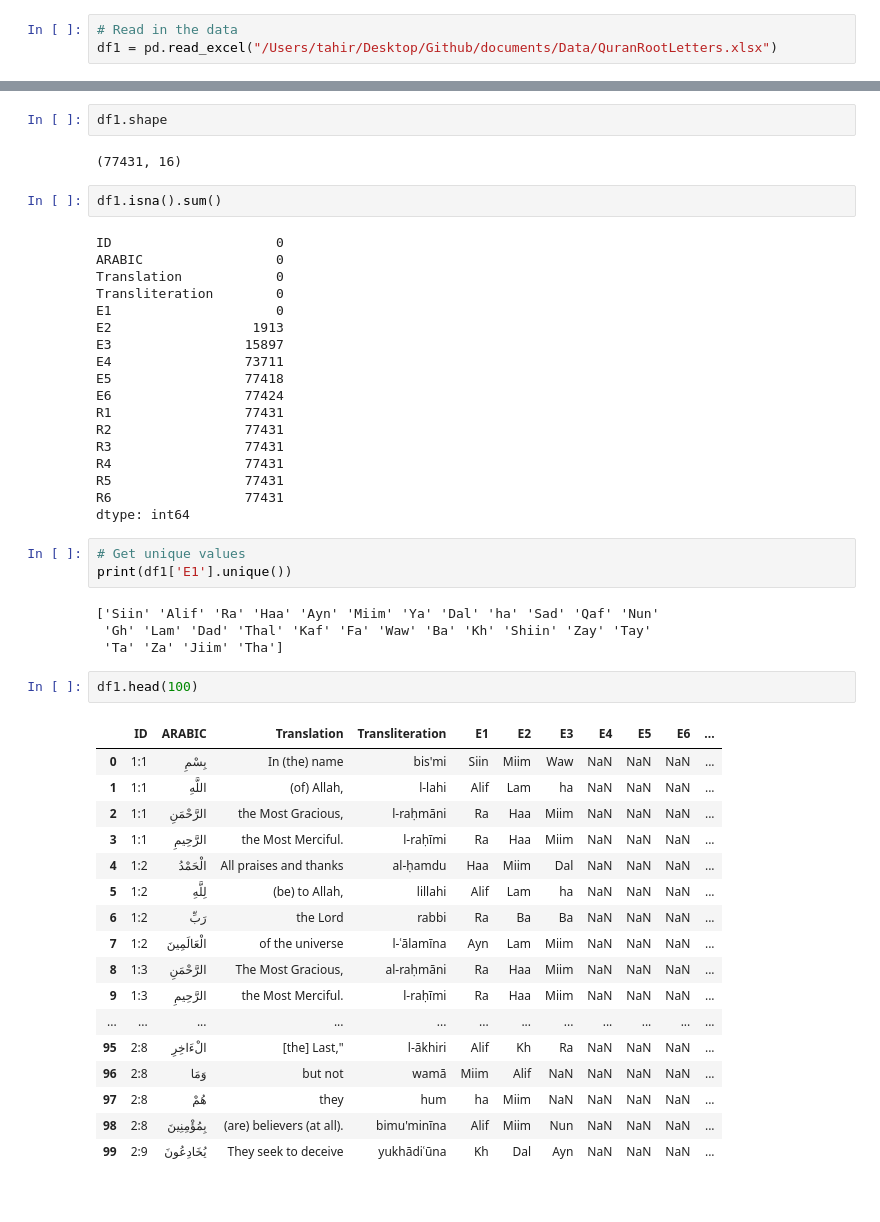
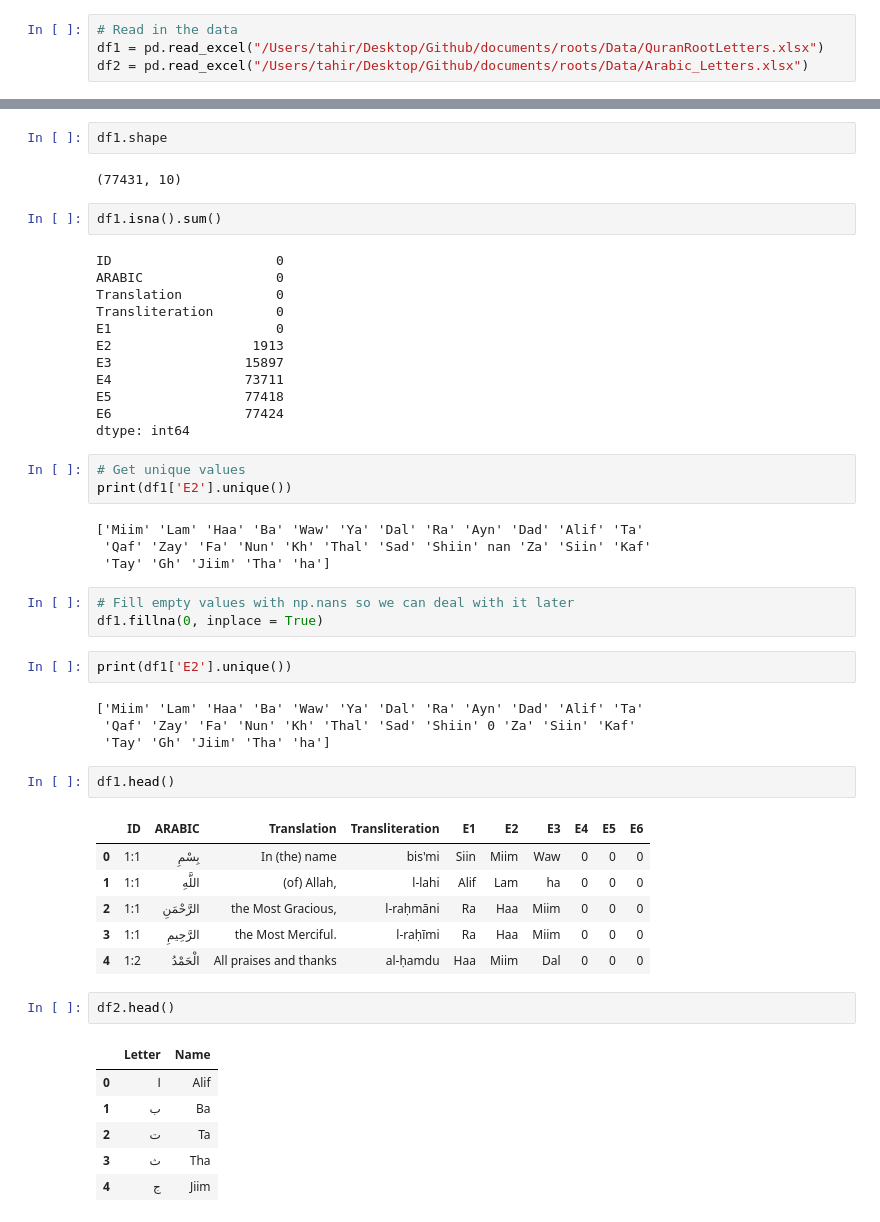
Before and after one commit to Quran-Journey/roots, a Jupyter notebook: roots/Data Cleaning.ipynb, the cells around one changed output, grey strips where cells are left out. Drawn from its saved outputs; the diff is of its cells as text.

```diff
--- a/roots/Data Cleaning.ipynb
+++ b/roots/Data Cleaning.ipynb
@@ -5,7 +6,8 @@ pd.set_option('display.max_columns', None)
 pd.set_option('display.max_rows', 999)
 # %%
 # Read in the data
-df1 = pd.read_excel("/Users/tahir/Desktop/Github/documents/Data/QuranRootLetters.xlsx")
+df1 = pd.read_excel("/Users/tahir/Desktop/Github/documents/roots/Data/QuranRootLetters.xlsx")
+df2 = pd.read_excel("/Users/tahir/Desktop/Github/documents/roots/Data/Arabic_Letters.xlsx")
 # %%
 df1.head()
 # %% [output]
@@ -21,7 +33,7 @@ df1.drop(columns=['Unnamed: 0', 'Unnamed: 3', "Unnamed: 6"], inplace=True)
 # %%
 df1.shape
 # %% [output]
-(77431, 16)
+(77431, 10)
 # %%
 df1.isna().sum()
 # %% [output]
@@ -35,37 +47,38 @@ E3                 15897
 E4                 73711
 E5                 77418
 E6                 77424
-R1                 77431
-R2                 77431
-R3                 77431
-R4                 77431
-R5                 77431
-R6                 77431
 dtype: int64
 # %%
 # Get unique values
-print(df1['E1'].unique())
+print(df1['E2'].unique())
 # %% [output]
-['Siin' 'Alif' 'Ra' 'Haa' 'Ayn' 'Miim' 'Ya' 'Dal' 'ha' 'Sad' 'Qaf' 'Nun'
- 'Gh' 'Lam' 'Dad' 'Thal' 'Kaf' 'Fa' 'Waw' 'Ba' 'Kh' 'Shiin' 'Zay' 'Tay'
- 'Ta' 'Za' 'Jiim' 'Tha']
+['Miim' 'Lam' 'Haa' 'Ba' 'Waw' 'Ya' 'Dal' 'Ra' 'Ayn' 'Dad' 'Alif' 'Ta'
+ 'Qaf' 'Zay' 'Fa' 'Nun' 'Kh' 'Thal' 'Sad' 'Shiin' nan 'Za' 'Siin' 'Kaf'
+ 'Tay' 'Gh' 'Jiim' 'Tha' 'ha']
+# %%
+# Fill empty values with np.nans so we can deal with it later
+df1.fillna(0, inplace = True)
+# %%
+print(df1['E2'].unique())
+# %% [output]
+['Miim' 'Lam' 'Haa' 'Ba' 'Waw' 'Ya' 'Dal' 'Ra' 'Ayn' 'Dad' 'Alif' 'Ta'
+ 'Qaf' 'Zay' 'Fa' 'Nun' 'Kh' 'Thal' 'Sad' 'Shiin' 0 'Za' 'Siin' 'Kaf'
+ 'Tay' 'Gh' 'Jiim' 'Tha' 'ha']
 # %%
-df1.head(100)
+df1.head()
 # %% [output]
-|  | ID | ARABIC | Translation | Transliteration | E1 | E2 | E3 | E4 | E5 | E6 | ... |
-| 0 | 1:1 | بِسْمِ | In (the) name | bis'mi | Siin | Miim | Waw | NaN | NaN | NaN | ... |
-| 1 | 1:1 | اللَّهِ | (of) Allah, | l-lahi | Alif | Lam | ha | NaN | NaN | NaN | ... |
-| 2 | 1:1 | الرَّحْمَنِ | the Most Gracious, | l-raḥmāni | Ra | Haa | Miim | NaN | NaN | NaN | ... |
-| 3 | 1:1 | الرَّحِيمِ | the Most Merciful. | l-raḥīmi | Ra | Haa | Miim | NaN | NaN | NaN | ... |
-| 4 | 1:2 | الْحَمْدُ | All praises and thanks | al-ḥamdu | Haa | Miim | Dal | NaN | NaN | NaN | ... |
-| 5 | 1:2 | لِلَّهِ | (be) to Allah, | lillahi | Alif | Lam | ha | NaN | NaN | NaN | ... |
-| 6 | 1:2 | رَبِّ | the Lord | rabbi | Ra | Ba | Ba | NaN | NaN | NaN | ... |
-| 7 | 1:2 | الْعَالَمِينَ | of the universe | l-ʿālamīna | Ayn | Lam | Miim | NaN | NaN | NaN | ... |
-| 8 | 1:3 | الرَّحْمَنِ | The Most Gracious, | al-raḥmāni | Ra | Haa | Miim | NaN | NaN | NaN | ... |
-| 9 | 1:3 | الرَّحِيمِ | the Most Merciful. | l-raḥīmi | Ra | Haa | Miim | NaN | NaN | NaN | ... |
-| ... | ... | ... | ... | ... | ... | ... | ... | ... | ... | ... | ... |
-| 95 | 2:8 | الْءَاخِرِ | [the] Last," | l-ākhiri | Alif | Kh | Ra | NaN | NaN | NaN | ... |
-| 96 | 2:8 | وَمَا | but not | wamā | Miim | Alif | NaN | NaN | NaN | NaN | ... |
-| 97 | 2:8 | هُمْ | they | hum | ha | Miim | NaN | NaN | NaN | NaN | ... |
-| 98 | 2:8 | بِمُؤْمِنِينَ | (are) believers (at all). | bimu'minīna | Alif | Miim | Nun | NaN | NaN | NaN | ... |
-| 99 | 2:9 | يُخَادِعُونَ | They seek to deceive | yukhādiʿūna | Kh | Dal | Ayn | NaN | NaN | NaN | ... |
+|  | ID | ARABIC | Translation | Transliteration | E1 | E2 | E3 | E4 | E5 | E6 |
+| 0 | 1:1 | بِسْمِ | In (the) name | bis'mi | Siin | Miim | Waw | 0 | 0 | 0 |
+| 1 | 1:1 | اللَّهِ | (of) Allah, | l-lahi | Alif | Lam | ha | 0 | 0 | 0 |
+| 2 | 1:1 | الرَّحْمَنِ | the Most Gracious, | l-raḥmāni | Ra | Haa | Miim | 0 | 0 | 0 |
+| 3 | 1:1 | الرَّحِيمِ | the Most Merciful. | l-raḥīmi | Ra | Haa | Miim | 0 | 0 | 0 |
+| 4 | 1:2 | الْحَمْدُ | All praises and thanks | al-ḥamdu | Haa | Miim | Dal | 0 | 0 | 0 |
+# %%
+df2.head()
+# %% [output]
+|  | Letter | Name |
+| 0 | ا | Alif |
+| 1 | ب | Ba |
+| 2 | ت | Ta |
+| 3 | ث | Tha |
+| 4 | ج | Jiim |
```
Also changed, not shown: parts of 14 cells of this notebook.
